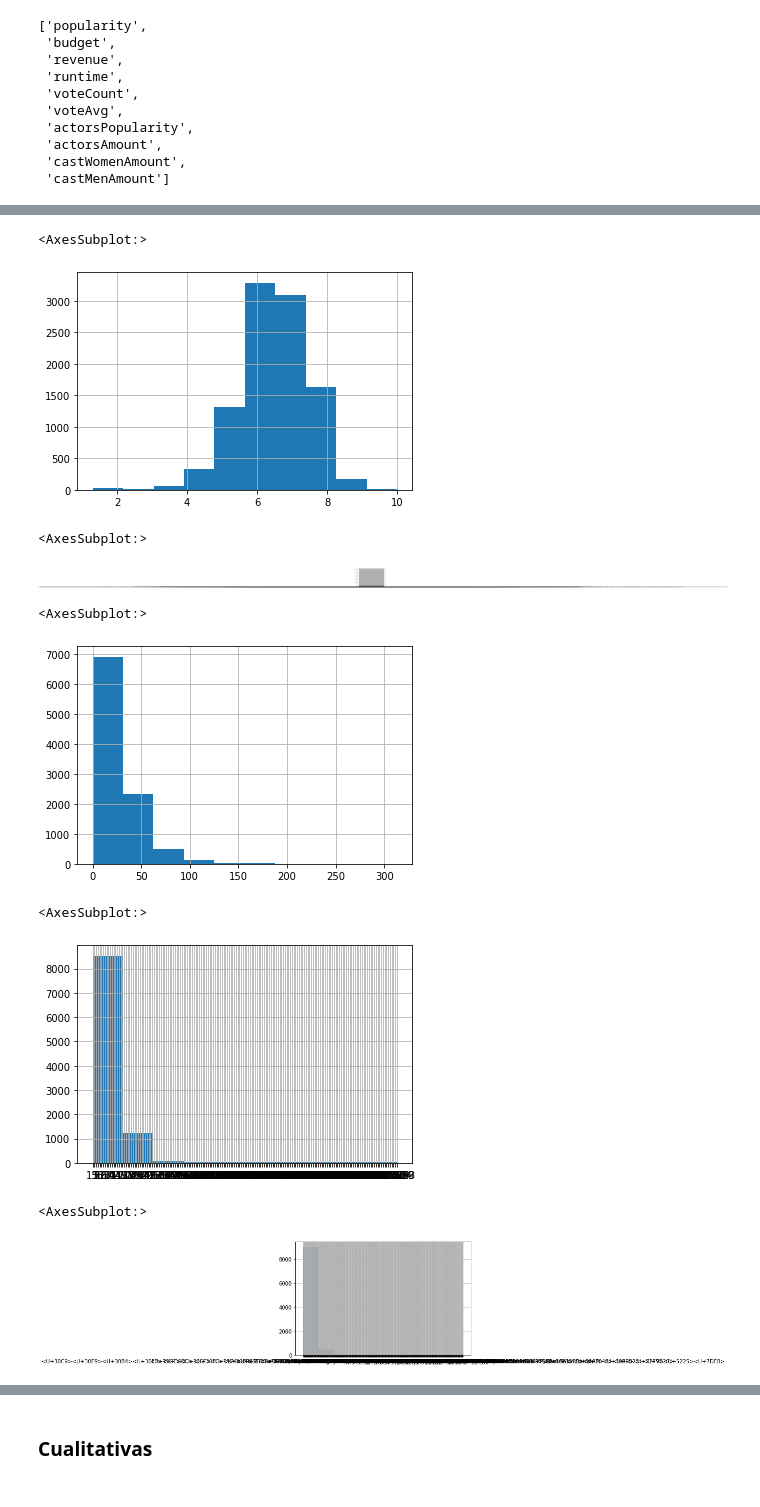
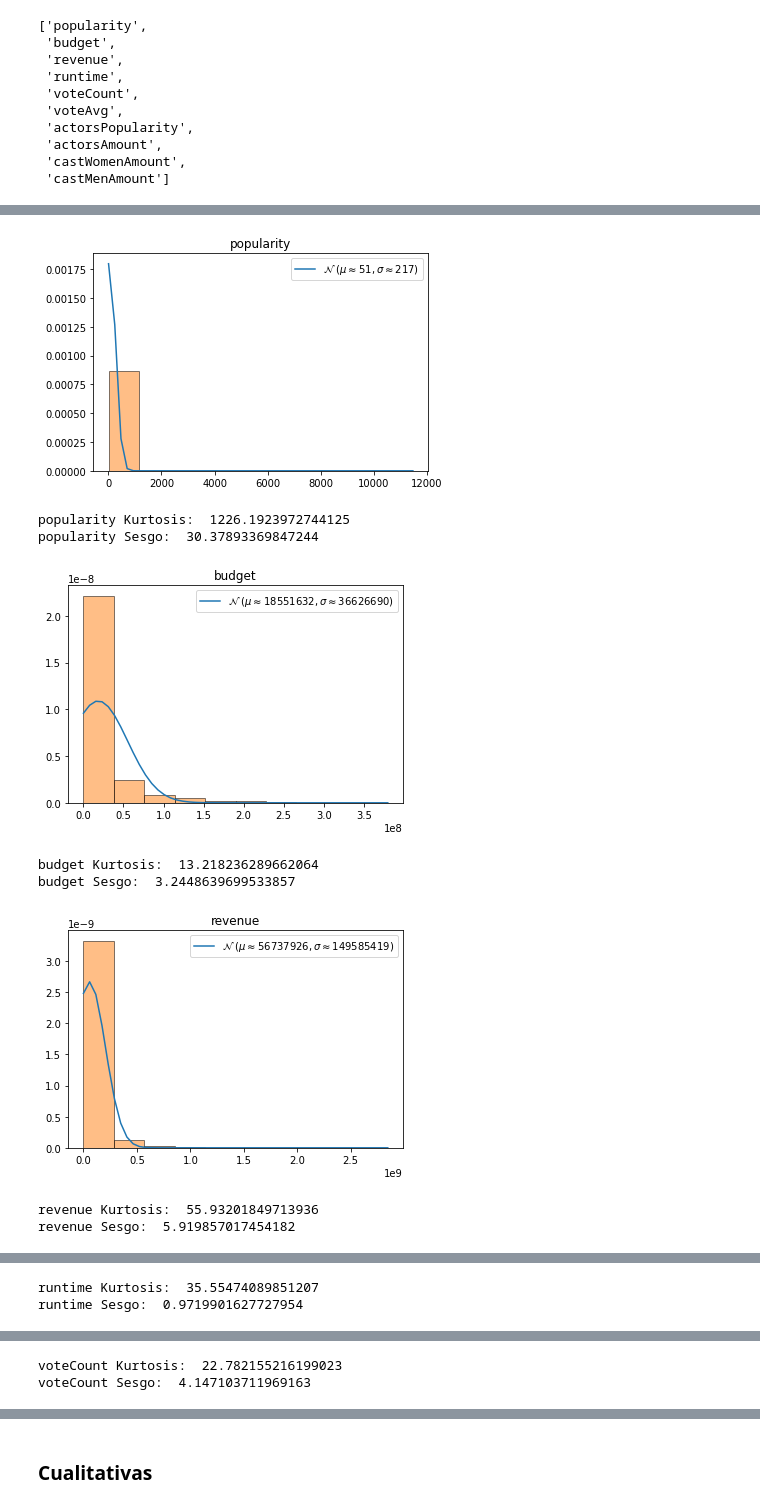
Before and after one commit to wsaldana/Miner-aHDT1, a Jupyter notebook: MineriaHDT1.ipynb, the cells around one changed output, grey strips where cells are left out. Saved outputs shown, nothing was run; the diff lists cells and outputs as text; code cells hidden in the pictures.

```diff
--- a/MineriaHDT1.ipynb
+++ b/MineriaHDT1.ipynb
@@ -104,25 +80,33 @@ df['voteCount'].hist()
-# %%
-df['voteAvg'].hist()
-# %% [output]
-<AxesSubplot:>
-[figure, removed]
-# %%
-df['actorsPopularity'].hist()
-# %% [output]
-<AxesSubplot:>
-[figure, removed]
-# %%
-df['actorsAmount'].hist()
-# %% [output]
-<AxesSubplot:>
-[figure, removed]
-# %%
-df['castWomenAmount'].hist()
-# %% [output]
-<AxesSubplot:>
-[figure, removed]
-# %%
-df['castMenAmount'].hist()
-# %% [output]
-<AxesSubplot:>
-[figure, removed]
+# %%
+# col = 'popularity'
+for col in cuantitativas:
+    serie = pd.to_numeric(df[col], errors='coerce')
+
+    std = np.std(serie, ddof=1)
+    mean = np.mean(serie)
+    kurtosis = serie.kurtosis()
+    skew = serie.skew()
+
+    domain = np.linspace(np.min(serie), np.max(serie))
+
+    plt.plot(
+        domain,
+        norm.pdf(domain, mean, std),
+        label='$\mathcal{N}$ ' + f'$( \mu \\approx {round(mean)} , \sigma \\approx {round(std)} )$')
+    plt.hist(serie, edgecolor='black', alpha=0.5, density=True)
+    plt.title(col)
+    plt.legend()
+    plt.show()
+
+    print(col, 'Kurtosis: ', kurtosis)
+    print(col, 'Sesgo: ', skew)
+# %% [output]
+[figure, added]
+popularity Kurtosis:  1226.1923972744125
+popularity Sesgo:  30.37893369847244
+[figure, added]
+budget Kurtosis:  13.218236289662064
+budget Sesgo:  3.2448639699533857
+[figure, added]
+revenue Kurtosis:  55.93201849713936
+revenue Sesgo:  5.919857017454182
@@ -128,0 +114,2 @@ df['castMenAmount'].hist()
+runtime Kurtosis:  35.55474089851207
+runtime Sesgo:  0.9719901627727954
@@ -128,0 +117,2 @@ df['castMenAmount'].hist()
+voteCount Kurtosis:  22.782155216199023
+voteCount Sesgo:  4.147103711969163
```
Also changed, not shown: parts of 18 cells of this notebook.
